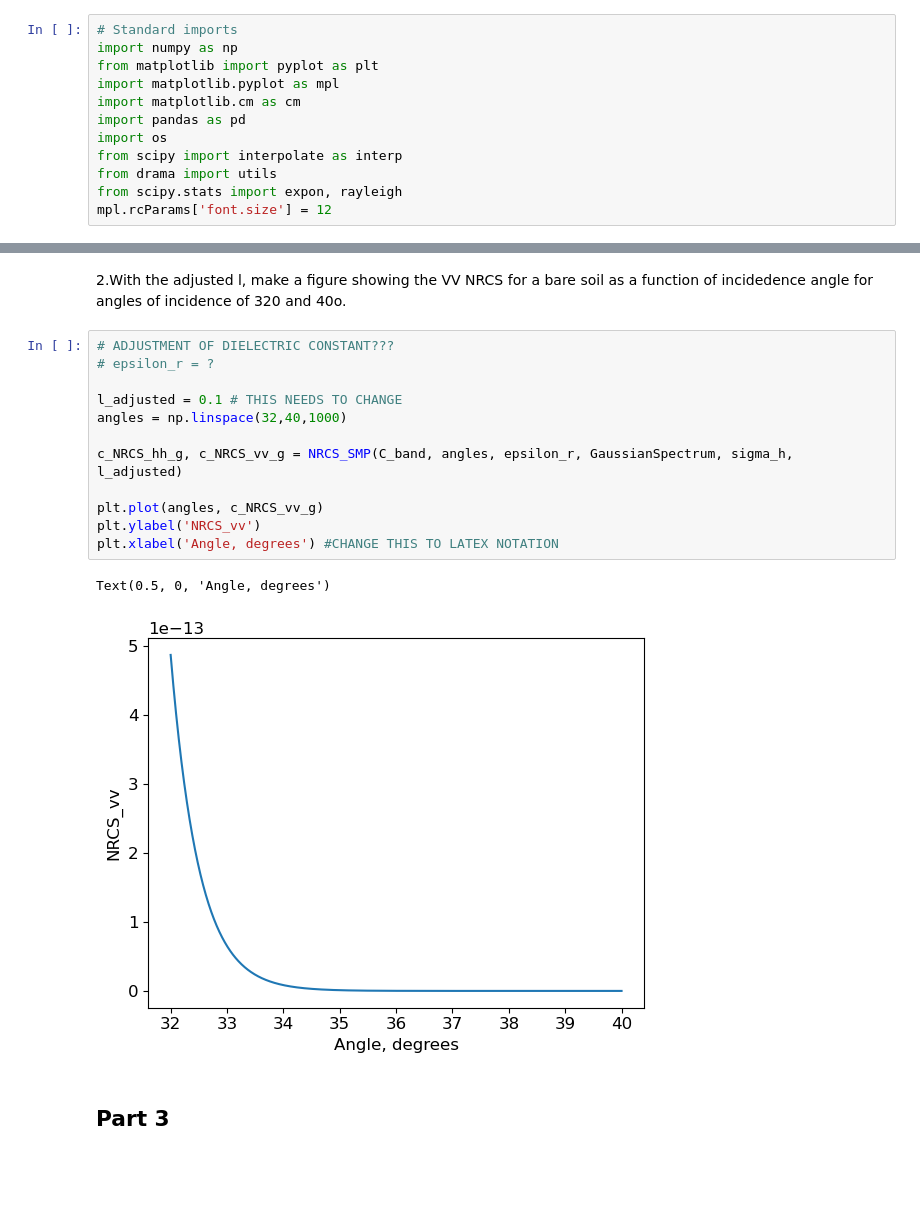
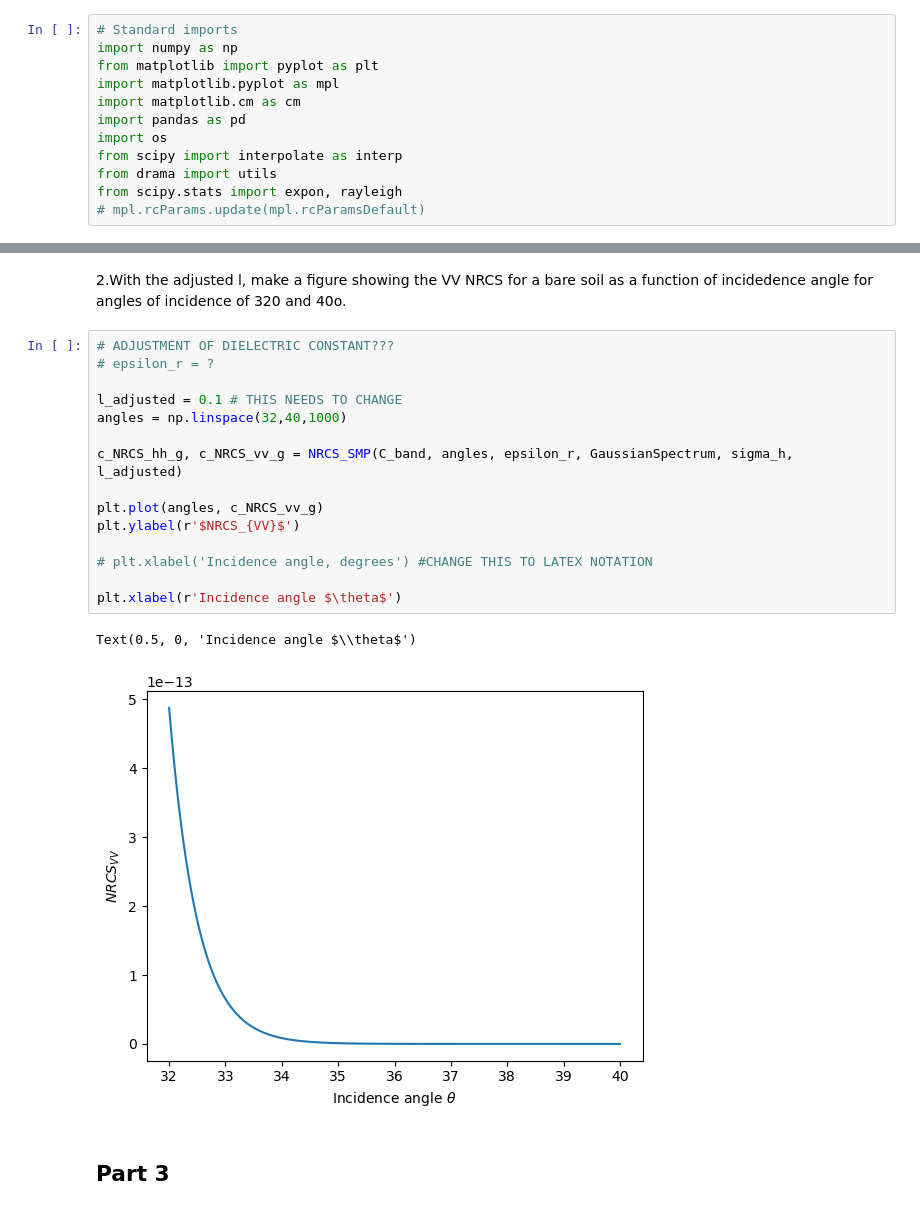
Before and after one commit to AleksSliw/active_radar, a Jupyter notebook: exercise.ipynb, the cells around one changed output, grey strips where cells are left out. Saved outputs shown, nothing was run; the diff lists cells and outputs as text; blank space fills up the shorter version.

```diff
--- a/exercise.ipynb
+++ b/exercise.ipynb
@@ -9,6 +9,6 @@ import os
 from scipy import interpolate as interp
 from drama import utils
 from scipy.stats import expon, rayleigh
-mpl.rcParams['font.size'] = 12
+# mpl.rcParams.update(mpl.rcParamsDefault)
 # %% [markdown]
 ![image.png](attachment:image.png)
@@ -82,18 +101,21 @@ incidedence angle for angles of incidence of 320 and 40o.
 # %%
 # ADJUSTMENT OF DIELECTRIC CONSTANT???
 # epsilon_r = ?
 
 l_adjusted = 0.1 # THIS NEEDS TO CHANGE
 angles = np.linspace(32,40,1000)
 
 c_NRCS_hh_g, c_NRCS_vv_g = NRCS_SMP(C_band, angles, epsilon_r, GaussianSpectrum, sigma_h, l_adjusted)
 
 plt.plot(angles, c_NRCS_vv_g)
-plt.ylabel('NRCS_vv')
-plt.xlabel('Angle, degrees') #CHANGE THIS TO LATEX NOTATION
+plt.ylabel(r'$NRCS_{VV}$')
+
+# plt.xlabel('Incidence angle, degrees') #CHANGE THIS TO LATEX NOTATION
+
+plt.xlabel(r'Incidence angle $\theta$')
 # %% [output]
-Text(0.5, 0, 'Angle, degrees')
+Text(0.5, 0, 'Incidence angle $\\theta$')
-[figure, old version]
+[figure, new version]
 # %% [markdown]
 ## Part 3
 # %% [markdown]
```
Also changed, not shown: parts of 23 cells of this notebook.
